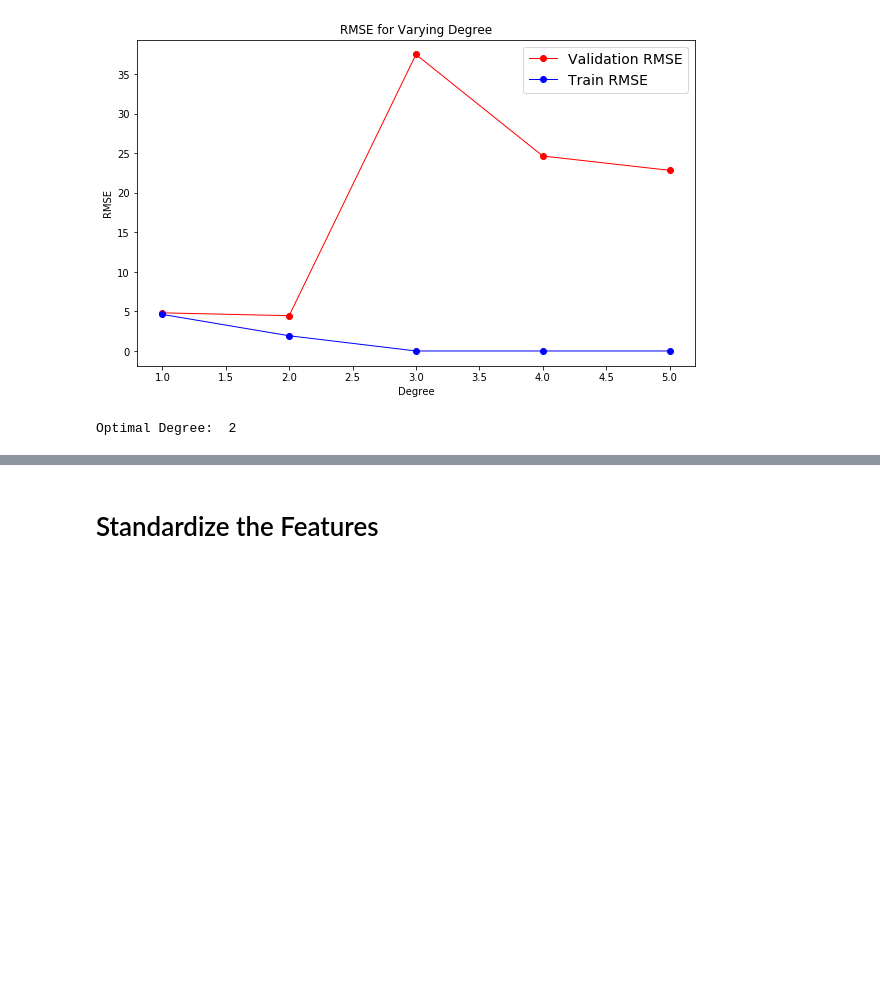
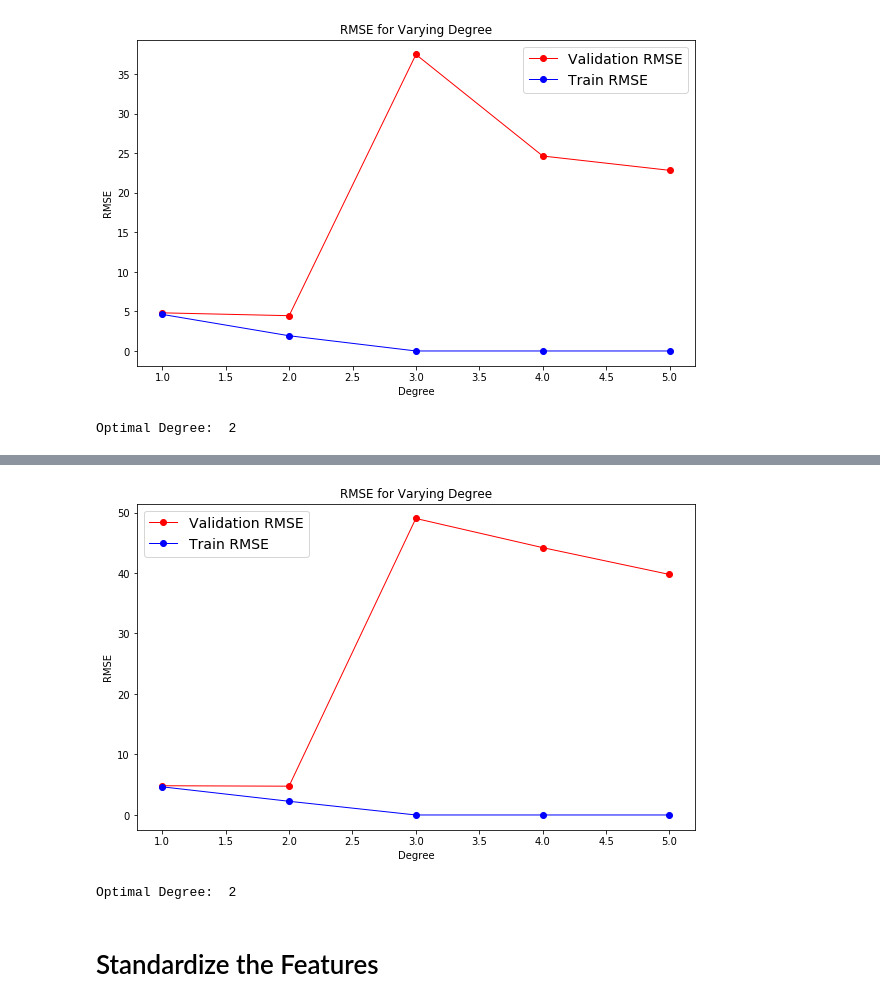
Before and after one commit to rhasanbd/Linear-Regression-Extensive-Adventure, a Jupyter notebook: Linear Regression-2-OLS Polynomial Regression-Frequentist Approach.ipynb, the cells around one changed output, grey strips where cells are left out. Drawn from its saved outputs; the diff is of its cells as text; code cells hidden in the pictures; blank space fills up the shorter version.

```diff
--- a/Linear Regression-2-OLS Polynomial Regression-Frequentist Approach.ipynb
+++ b/Linear Regression-2-OLS Polynomial Regression-Frequentist Approach.ipynb
@@ -250,7 +261,7 @@ X_train_new, X_validation, y_train_new, y_validation = train_test_split(X_train,
 degreeList = [1,2,3,4,5]
 
 # Two lists to store train and validation MSE values for various models of varying complexity
-mse_train, mse_validation = [], []
+mse_train_list, mse_validation_list = [], []
 
 for degree in degreeList:
 
@@ -266,15 +277,15 @@ for degree in degreeList:
 
 
     # Compute MSE and add to the list
-    mse_train.append(mean_squared_error(y_train_new, y_train_predicted))
-    mse_validation.append(mean_squared_error(y_validation, y_validation_predicted))
+    mse_train_list.append(mean_squared_error(y_train_new, y_train_predicted))
+    mse_validation_list.append(mean_squared_error(y_validation, y_validation_predicted))
 
 
 
 # Plot RMSE values for varying polynomial degree
 plt.figure(figsize=(10, 6))
-plt.plot(degreeList, np.sqrt(mse_validation), "ro-", alpha=1.0, linewidth=1.0, label="Validation RMSE")
-plt.plot(degreeList, np.sqrt(mse_train), "bo-", alpha=1.0, linewidth=1.0, label="Train RMSE")
+plt.plot(degreeList, np.sqrt(mse_validation_list), "ro-", alpha=1.0, linewidth=1.0, label="Validation RMSE")
+plt.plot(degreeList, np.sqrt(mse_train_list), "bo-", alpha=1.0, linewidth=1.0, label="Train RMSE")
 plt.legend(loc="best", fontsize=14)
 plt.xlabel("Degree")
 plt.ylabel("RMSE")
@@ -284,7 +295,7 @@ plt.show()
 
 
 # Find the value of optimal degree for the polynomial that gives smallest validation RMSE
-rmse_validation = np.sqrt(mse_validation)
+rmse_validation = np.sqrt(mse_validation_list)
 j = 0
 min_rmse = rmse_validation[j]
 optimal_degree = 1
@@ -302,3 +315,70 @@ Optimal Degree:  2
+# %%
+degreeList = [1,2,3,4,5]
+
+# Create two lists for storing MSE values (train & validation) for various polynomial degree values
+mse_train_list, mse_validation_list = [], []
+
+for degree in degreeList:
+
+    # Create a OLS Linear Regression model using a pipeline object
+    # In the pipeline, first add the polynomial features based on the given degree
+    # Then, stadardize the data
+    # Finally, create the Linear Regression model
+    model = make_pipeline(PolynomialFeatures(degree, include_bias=False), StandardScaler(), LinearRegression())
+
+    # Train the model
+    model.fit(X_train, y_train)
+
+    # Make prediction using the training data
+    y_train_predicted = model.predict(X_train)
+
+    # Compute the training MSE
+    mse_train = mean_squared_error(y_train, y_train_predicted)
+
+
+    # Compute the validation MSE
+    #  - Use sklearn's metrics.cross_val_score() function that employs the cross-validation technique
+    # Set its scoring argument with the value "neg_mean_squared_error"
+    # It returns a list of the negative MSE values
+    # The length of the list depends on the value of the function's "cv" argument
+    # Compute the mean of the negative MSE values
+    # Then, multiply the mean with "-" to get the validation MSE score
+    validation_scores = cross_val_score(model, X_train, y_train, scoring='neg_mean_squared_error', cv=3)
+
+    # Compute the mean of the multiple validation score values
+    mse_validation = -validation_scores.mean()
+
+
+    mse_train_list.append(mse_train)
+    mse_validation_list.append(mse_validation)
+
+
+plt.figure(figsize=(10, 6))
+plt.plot(degreeList, np.sqrt(mse_validation_list), "ro-", alpha=1.0, linewidth=1.0, label="Validation RMSE")
+plt.plot(degreeList, np.sqrt(mse_train_list), "bo-", alpha=1.0, linewidth=1.0, label="Train RMSE")
+
+plt.legend(loc="best", fontsize=14)
+plt.xlabel("Degree")
+plt.ylabel("RMSE")
+plt.title("RMSE for Varying Degree")
+plt.show()
+
+
+# Find the value the polynomial degree that gives the smallest validation RMSE
+j = 0
+min_validation_mse = mse_validation_list[j]
+optimal_degree = 1
+
+for i in degreeList:
+    if(mse_validation_list[j] < min_validation_mse):
+        min_validation_mse = mse_validation_list[j]
+        optimal_degree = i
+    j +=1
+
+print("Optimal Degree: ", optimal_degree)
+# %% [output]
+[figure, added]
+Optimal Degree:  2
 # %% [markdown]
 # Standardize the Features
 # %%
```
Also changed, not shown: parts of 4 cells of this notebook, 1 other file.
